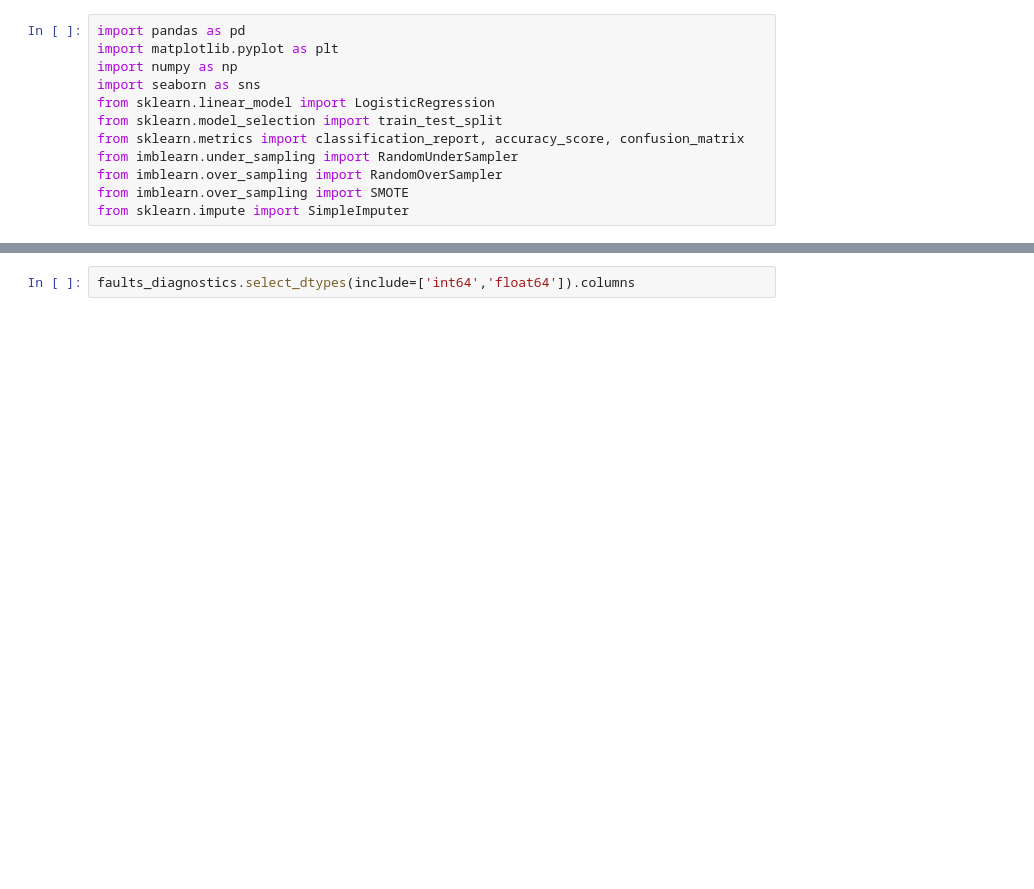
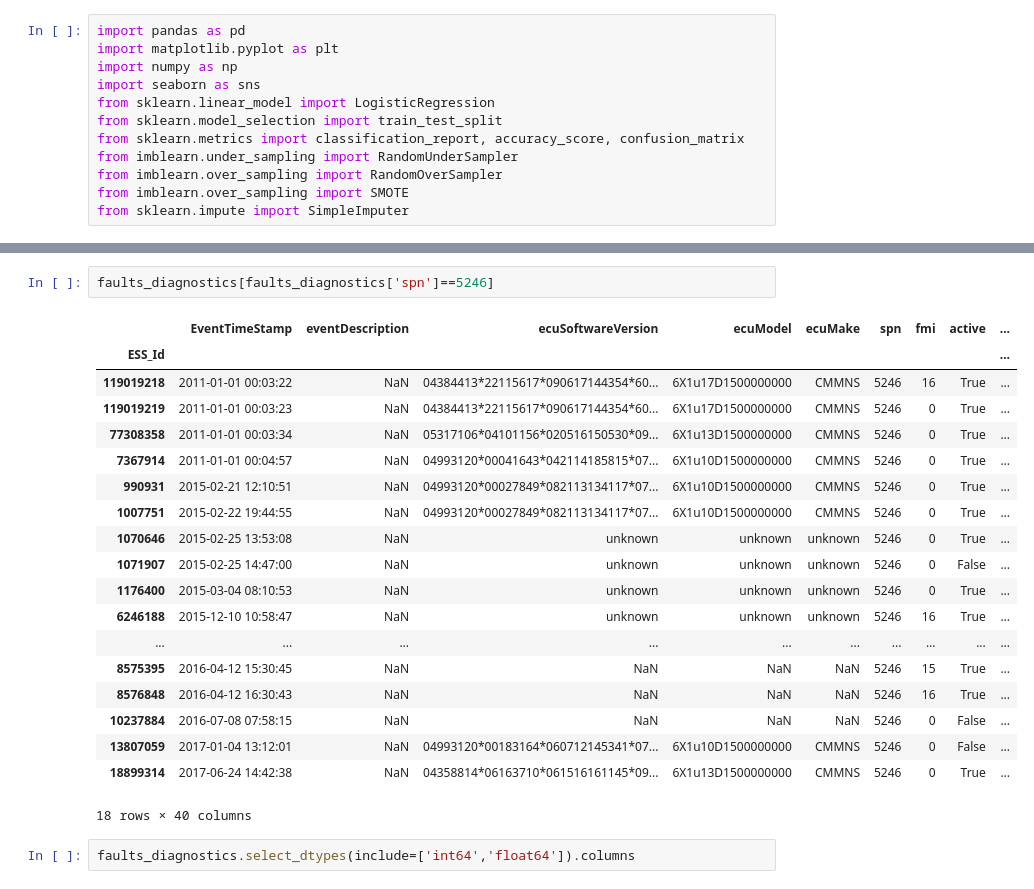
Before and after one commit to nss-data-science-cohort-5/big_g_express-rickrollers, a Jupyter notebook: notebooks/big_g_analysis.ipynb, the cells around one changed output, grey strips where cells are left out. Saved outputs shown, nothing was run; the diff lists cells and outputs as text; blank space fills up the shorter version.

```diff
--- a/notebooks/big_g_analysis.ipynb
+++ b/notebooks/big_g_analysis.ipynb
@@ -25,3 +70,25 @@ faults_diagnostics['spn_derate'] = pd.get_dummies(faults_diagnostics['spn_derate
+# %%
+faults_diagnostics[faults_diagnostics['spn']==5246]
+# %% [output]
+|  | EventTimeStamp | eventDescription | ecuSoftwareVersion | ecuModel | ecuMake | spn | fmi | active | ... |
+| ESS_Id |  |  |  |  |  |  |  |  | ... |
+| 119019218 | 2011-01-01 00:03:22 | NaN | 04384413*22115617*090617144354*60... | 6X1u17D1500000000 | CMMNS | 5246 | 16 | True | ... |
+| 119019219 | 2011-01-01 00:03:23 | NaN | 04384413*22115617*090617144354*60... | 6X1u17D1500000000 | CMMNS | 5246 | 0 | True | ... |
+| 77308358 | 2011-01-01 00:03:34 | NaN | 05317106*04101156*020516150530*09... | 6X1u13D1500000000 | CMMNS | 5246 | 0 | True | ... |
+| 7367914 | 2011-01-01 00:04:57 | NaN | 04993120*00041643*042114185815*07... | 6X1u10D1500000000 | CMMNS | 5246 | 0 | True | ... |
+| 990931 | 2015-02-21 12:10:51 | NaN | 04993120*00027849*082113134117*07... | 6X1u10D1500000000 | CMMNS | 5246 | 0 | True | ... |
+| 1007751 | 2015-02-22 19:44:55 | NaN | 04993120*00027849*082113134117*07... | 6X1u10D1500000000 | CMMNS | 5246 | 0 | True | ... |
+| 1070646 | 2015-02-25 13:53:08 | NaN | unknown | unknown | unknown | 5246 | 0 | True | ... |
+| 1071907 | 2015-02-25 14:47:00 | NaN | unknown | unknown | unknown | 5246 | 0 | False | ... |
+| 1176400 | 2015-03-04 08:10:53 | NaN | unknown | unknown | unknown | 5246 | 0 | True | ... |
+| 6246188 | 2015-12-10 10:58:47 | NaN | unknown | unknown | unknown | 5246 | 16 | True | ... |
+| ... | ... | ... | ... | ... | ... | ... | ... | ... | ... |
+| 8575395 | 2016-04-12 15:30:45 | NaN | NaN | NaN | NaN | 5246 | 15 | True | ... |
+| 8576848 | 2016-04-12 16:30:43 | NaN | NaN | NaN | NaN | 5246 | 16 | True | ... |
+| 10237884 | 2016-07-08 07:58:15 | NaN | NaN | NaN | NaN | 5246 | 0 | False | ... |
+| 13807059 | 2017-01-04 13:12:01 | NaN | 04993120*00183164*060712145341*07... | 6X1u10D1500000000 | CMMNS | 5246 | 0 | False | ... |
+| 18899314 | 2017-06-24 14:42:38 | NaN | 04358814*06163710*061516161145*09... | 6X1u13D1500000000 | CMMNS | 5246 | 0 | True | ... |
+18 rows × 40 columns
 # %%
 faults_diagnostics.select_dtypes(include=['int64','float64']).columns
 # %% [output]
```
Also changed, not shown: parts of 11 cells of this notebook.
